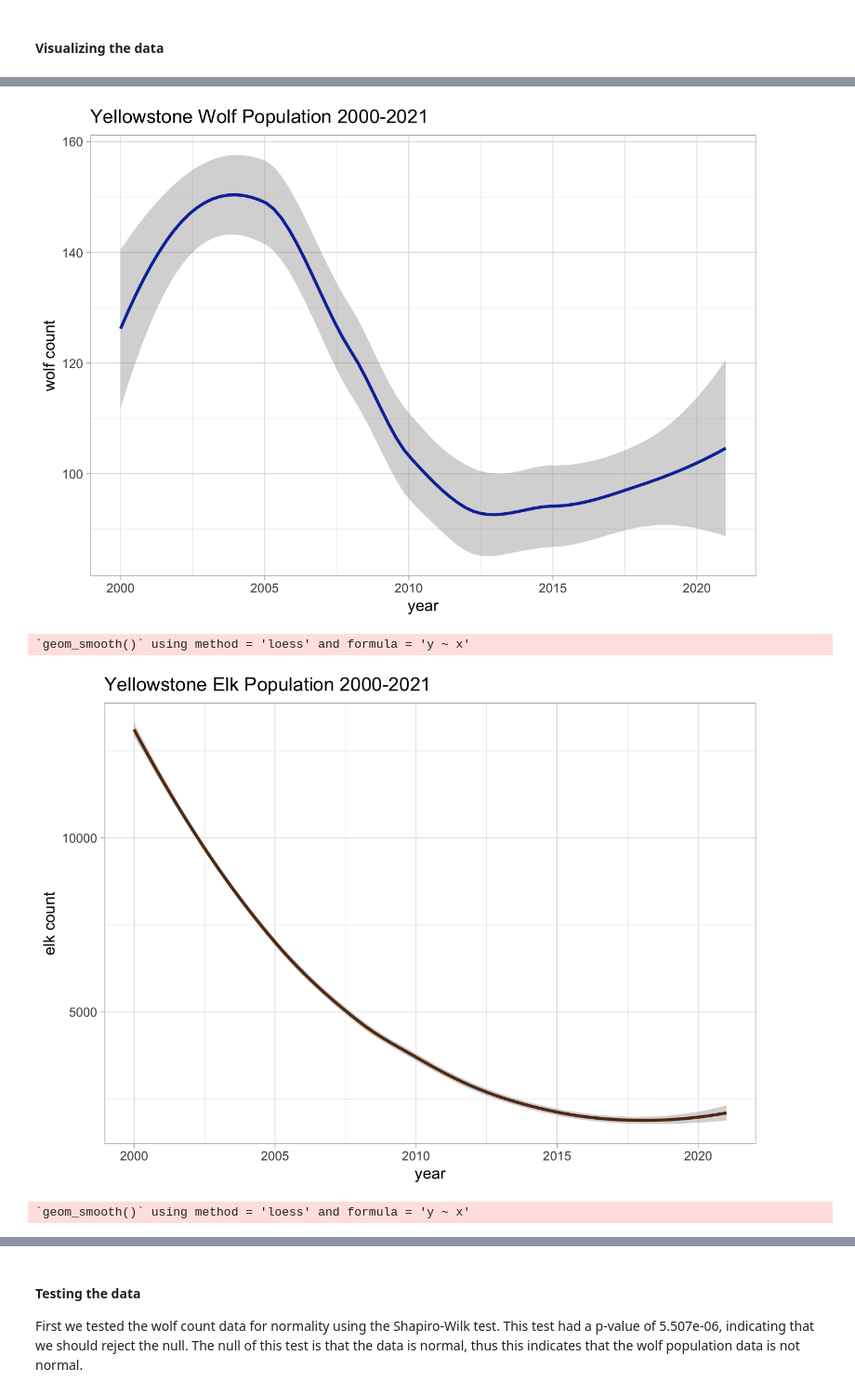
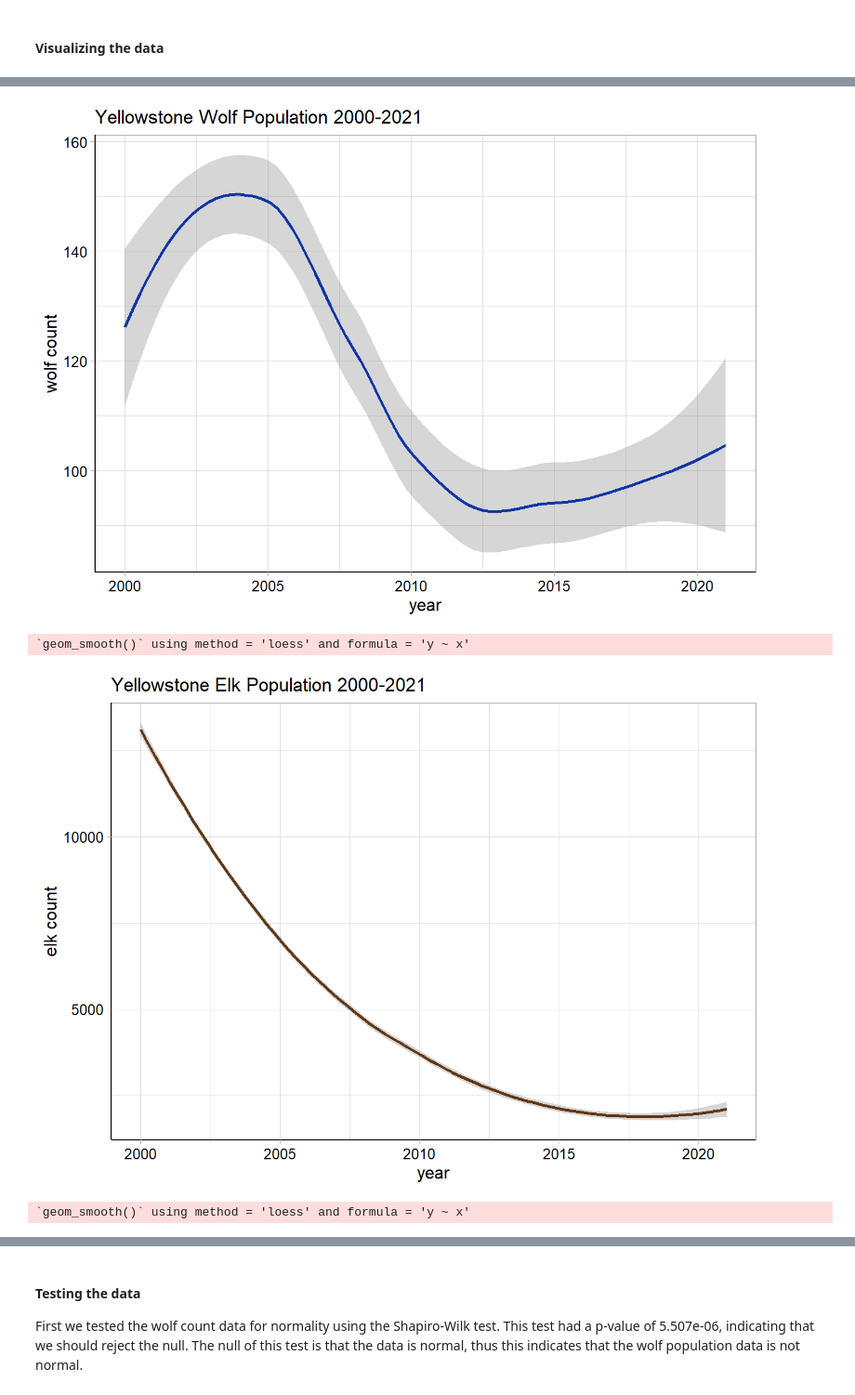
Before and after one commit to sammytetrault/ESS330-Yellowstone-Project, a Jupyter notebook: docs/index.out.ipynb, the cells around one changed output, grey strips where cells are left out. Shown at 93% size. Drawn from its saved outputs; the diff is of its cells as text; code cells hidden in the pictures.

```diff
--- a/docs/index.out.ipynb
+++ b/docs/index.out.ipynb
@@ -54,22 +54,22 @@ Attaching package: 'dplyr'The following objects are masked from 'package:stats':
 # %%
 library(ggplot2)
 
 wolf_pop_plot = ggplot(data = data, aes(x = year, y = wolf_count)) +
   geom_smooth(color = "#1034A6") +
   labs(title = "Yellowstone Wolf Population 2000-2021",
        x = "year",
        y = "wolf count") +
+  theme_light() +
 # making axes nicely visible
   theme(axis.title.x = element_text(size = 12),
         axis.title.y = element_text(size = 12),
         axis.text.x = element_text(size = 10, color = "black"),
         axis.text.y = element_text(size = 10, color = "black"),
-        axis.line = element_line(color = "black", size = 0.5)) +
-  theme_light()
+        axis.line = element_line(color = "black", size = 0.5))
 # %% [output]
 Warning: The `size` argument of `element_line()` is deprecated as of ggplot2 3.4.0.
 ℹ Please use the `linewidth` argument instead.`geom_smooth()` using method = 'loess' and formula = 'y ~ x'
-[figure, old version]
+[figure, new version]
 `geom_smooth()` using method = 'loess' and formula = 'y ~ x'
-[figure, old version]
+[figure, new version]
 `geom_smooth()` using method = 'loess' and formula = 'y ~ x'
```
Also changed, not shown: parts of 4 cells of this notebook, 14 other files.
